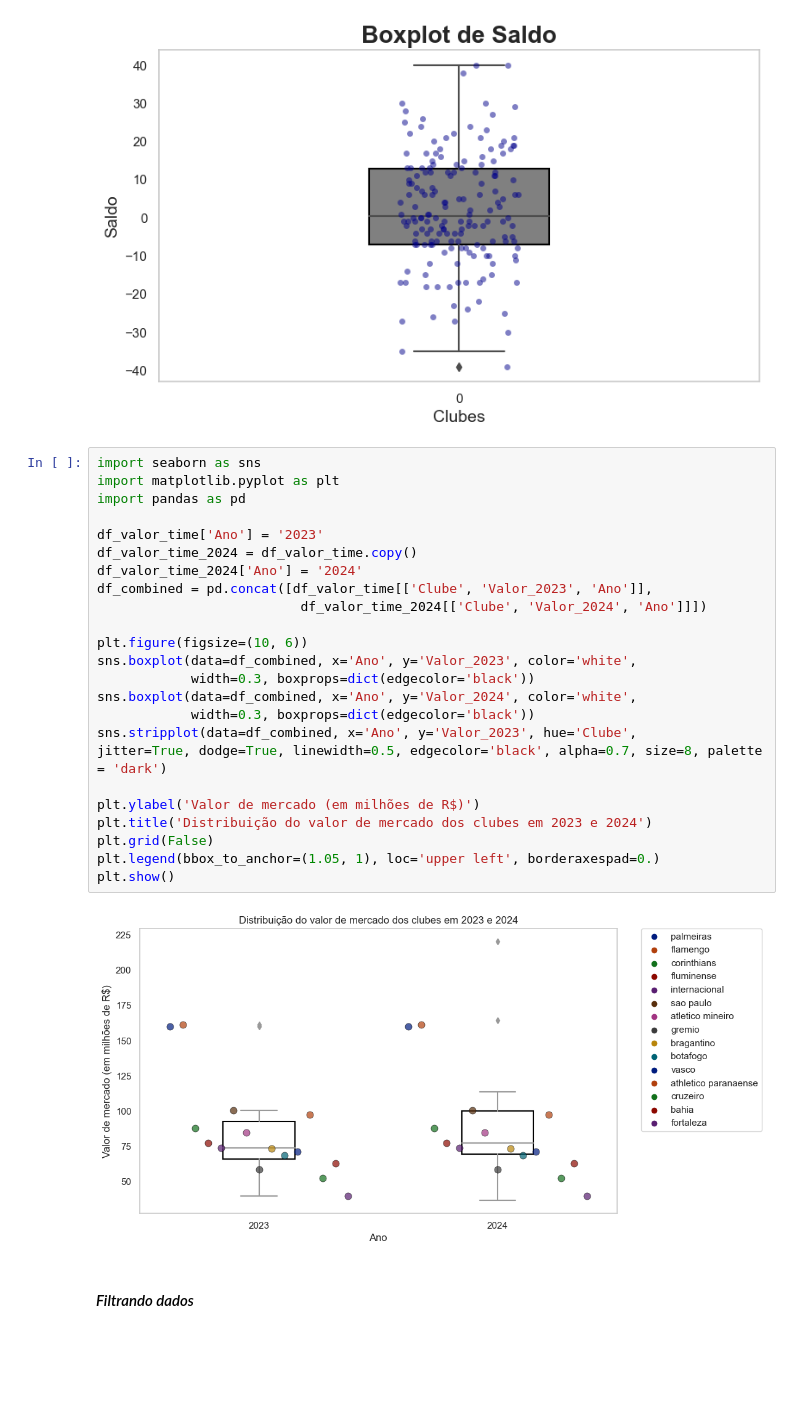
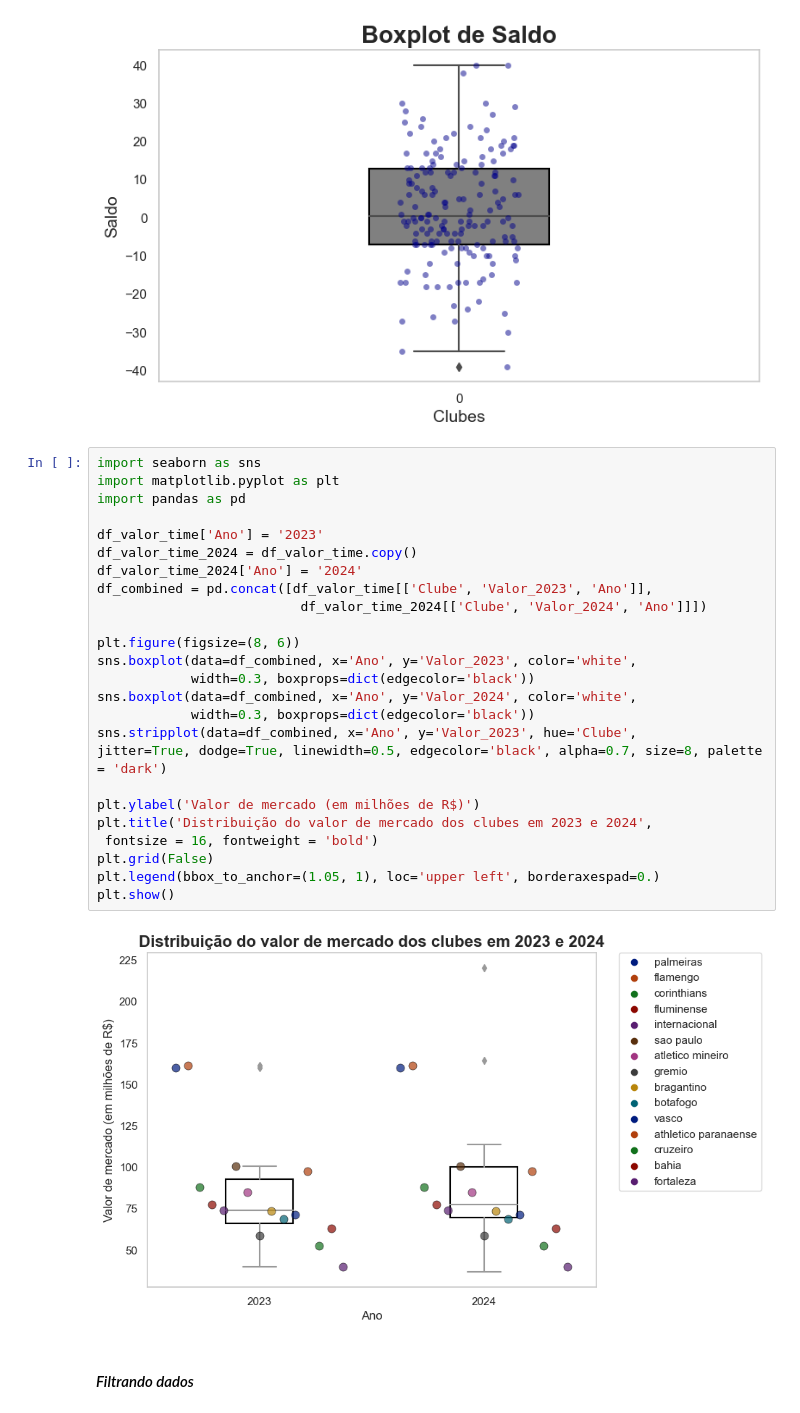
Before and after one commit to AVTBrasil/An-lise-de-Dados-no-Futebol, a Jupyter notebook: Analise_de_dados.ipynb, the cells around one changed output. Saved outputs shown, nothing was run; the diff lists cells and outputs as text; blank space fills up the shorter version.

```diff
--- a/Analise_de_dados.ipynb
+++ b/Analise_de_dados.ipynb
@@ -193,29 +193,30 @@ plt.show()
 # %%
 import seaborn as sns
 import matplotlib.pyplot as plt
 import pandas as pd
 
 df_valor_time['Ano'] = '2023'
 df_valor_time_2024 = df_valor_time.copy()
 df_valor_time_2024['Ano'] = '2024'
 df_combined = pd.concat([df_valor_time[['Clube', 'Valor_2023', 'Ano']],
                           df_valor_time_2024[['Clube', 'Valor_2024', 'Ano']]])
 
-plt.figure(figsize=(10, 6))
+plt.figure(figsize=(8, 6))
 sns.boxplot(data=df_combined, x='Ano', y='Valor_2023', color='white',
             width=0.3, boxprops=dict(edgecolor='black'))
 sns.boxplot(data=df_combined, x='Ano', y='Valor_2024', color='white',
             width=0.3, boxprops=dict(edgecolor='black'))
 sns.stripplot(data=df_combined, x='Ano', y='Valor_2023', hue='Clube',
 jitter=True, dodge=True, linewidth=0.5, edgecolor='black', alpha=0.7, size=8, palette = 'dark')
 
 plt.ylabel('Valor de mercado (em milhões de R$)')
-plt.title('Distribuição do valor de mercado dos clubes em 2023 e 2024')
+plt.title('Distribuição do valor de mercado dos clubes em 2023 e 2024',
+ fontsize = 16, fontweight = 'bold')
 plt.grid(False)
 plt.legend(bbox_to_anchor=(1.05, 1), loc='upper left', borderaxespad=0.)
 plt.show()
 # %% [output]
-[figure, old version]
+[figure, new version]
 # %% [markdown]
 #### *Filtrando dados* ####
 # %%
```
